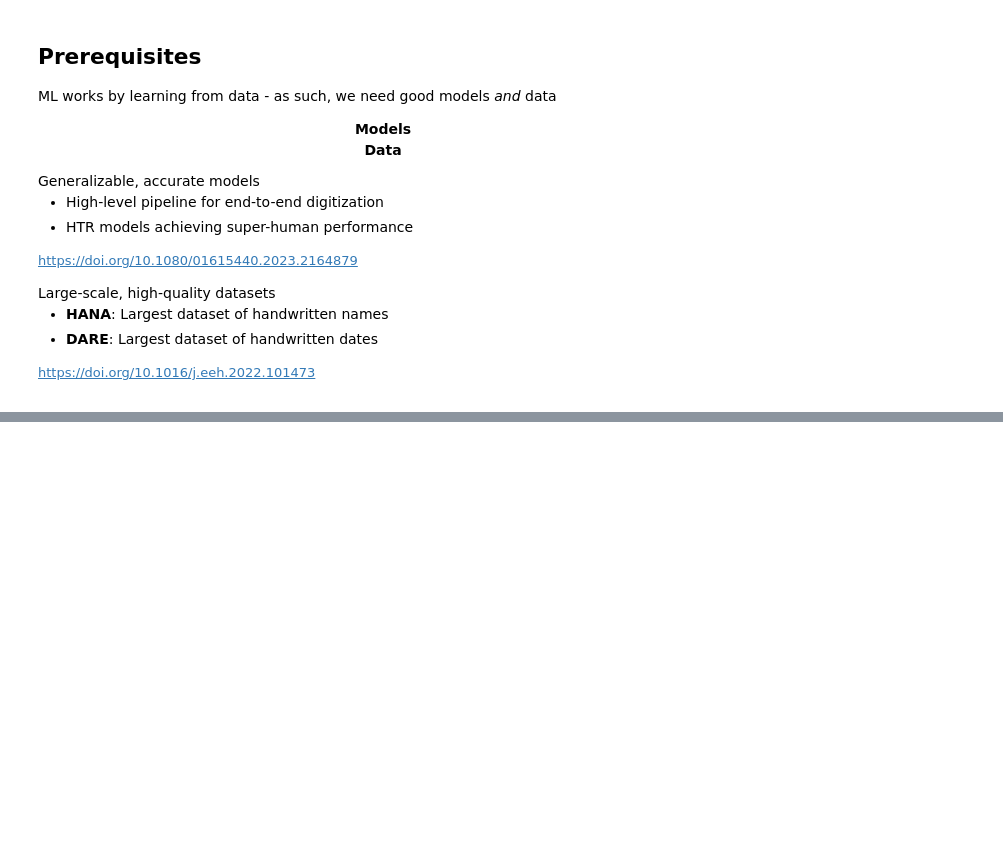
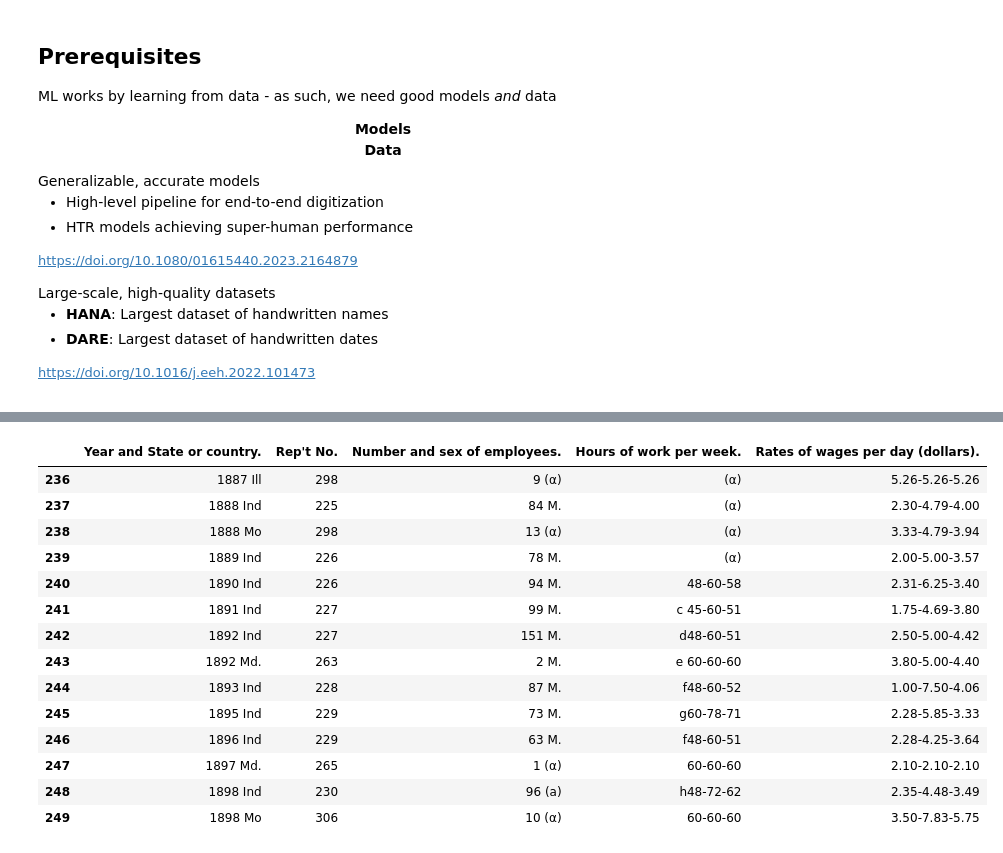
Before and after one commit to TorbenSDJohansen/hedg-summer-school, a Jupyter notebook: slides_cv_version.ipynb, the cells around one changed output, grey strips where cells are left out. Drawn from its saved outputs; the diff is of its cells as text; code cells hidden in the pictures; blank space fills up the shorter version.

```diff
--- a/slides_cv_version.ipynb
+++ b/slides_cv_version.ipynb
@@ -1390,0 +1218,24 @@ As part of <span style="color: blue;">Link-Lives</span>, we have transcribed the
+# %%
+import pandas as pd
+
+data = pd.read_csv(r'C:\Users\tsdj\Documents\GitHub\gemini-flash\wages.csv')
+data = data[data['Table title.'] == 'AGENTS, PASSENGER, TRAVELING, RAILROAD.']
+data = data[data.columns[:5]]
+# %%
+data
+# %% [output]
+|  | Year and State or country. | Rep't No. | Number and sex of employees. | Hours of work per week. | Rates of wages per day (dollars). |
+| 236 | 1887 Ill | 298 | 9 (α) | (α) | 5.26-5.26-5.26 |
+| 237 | 1888 Ind | 225 | 84 M. | (α) | 2.30-4.79-4.00 |
+| 238 | 1888 Mo | 298 | 13 (α) | (α) | 3.33-4.79-3.94 |
+| 239 | 1889 Ind | 226 | 78 M. | (α) | 2.00-5.00-3.57 |
+| 240 | 1890 Ind | 226 | 94 M. | 48-60-58 | 2.31-6.25-3.40 |
+| 241 | 1891 Ind | 227 | 99 M. | c 45-60-51 | 1.75-4.69-3.80 |
+| 242 | 1892 Ind | 227 | 151 M. | d48-60-51 | 2.50-5.00-4.42 |
+| 243 | 1892 Md. | 263 | 2 M. | e 60-60-60 | 3.80-5.00-4.40 |
+| 244 | 1893 Ind | 228 | 87 M. | f48-60-52 | 1.00-7.50-4.06 |
+| 245 | 1895 Ind | 229 | 73 M. | g60-78-71 | 2.28-5.85-3.33 |
+| 246 | 1896 Ind | 229 | 63 M. | f48-60-51 | 2.28-4.25-3.64 |
+| 247 | 1897 Md. | 265 | 1 (α) | 60-60-60 | 2.10-2.10-2.10 |
+| 248 | 1898 Ind | 230 | 96 (a) | h48-72-62 | 2.35-4.48-3.49 |
+| 249 | 1898 Mo | 306 | 10 (α) | 60-60-60 | 3.50-7.83-5.75 |
```
Also changed, not shown: parts of 22 cells of this notebook.
